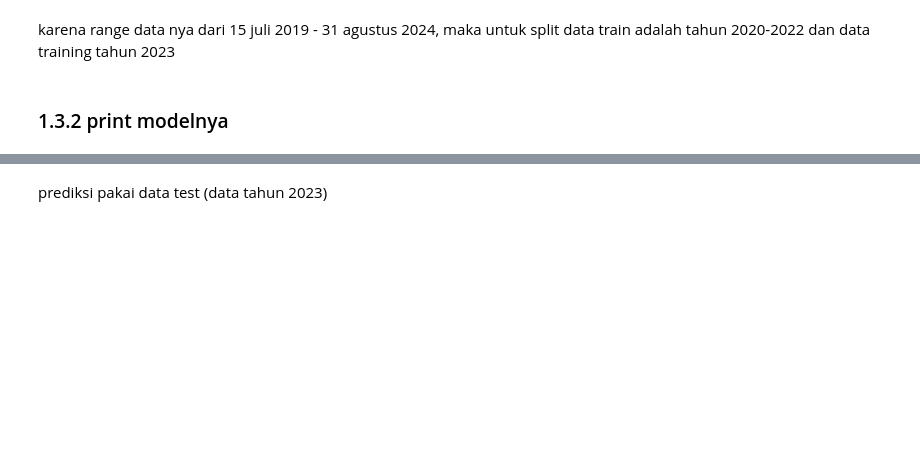
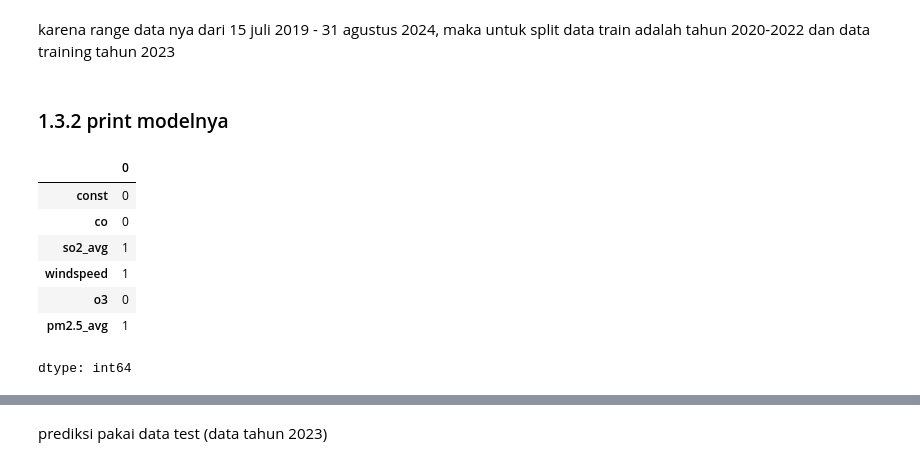
Before and after one commit to fatihdzaki01/Projek_PDS_RegresiLinier, a Jupyter notebook: projek_pds.ipynb, the cells around one changed output, grey strips where cells are left out. Drawn from its saved outputs; the diff is of its cells as text; code cells hidden in the pictures; blank space fills up the shorter version.

```diff
--- a/projek_pds.ipynb
+++ b/projek_pds.ipynb
@@ -513,3 +592,14 @@ X_train = sm.add_constant(X_train)
 X_test  = sm.add_constant(X_test)
 # %% [markdown]
 ### 1.3.2 print modelnya
+# %%
+X_train.isna().sum()
+# %% [output]
+|  | 0 |
+| const | 0 |
+| co | 0 |
+| so2_avg | 1 |
+| windspeed | 1 |
+| o3 | 0 |
+| pm2.5_avg | 1 |
+dtype: int64
```
Also changed, not shown: parts of 26 cells of this notebook.
